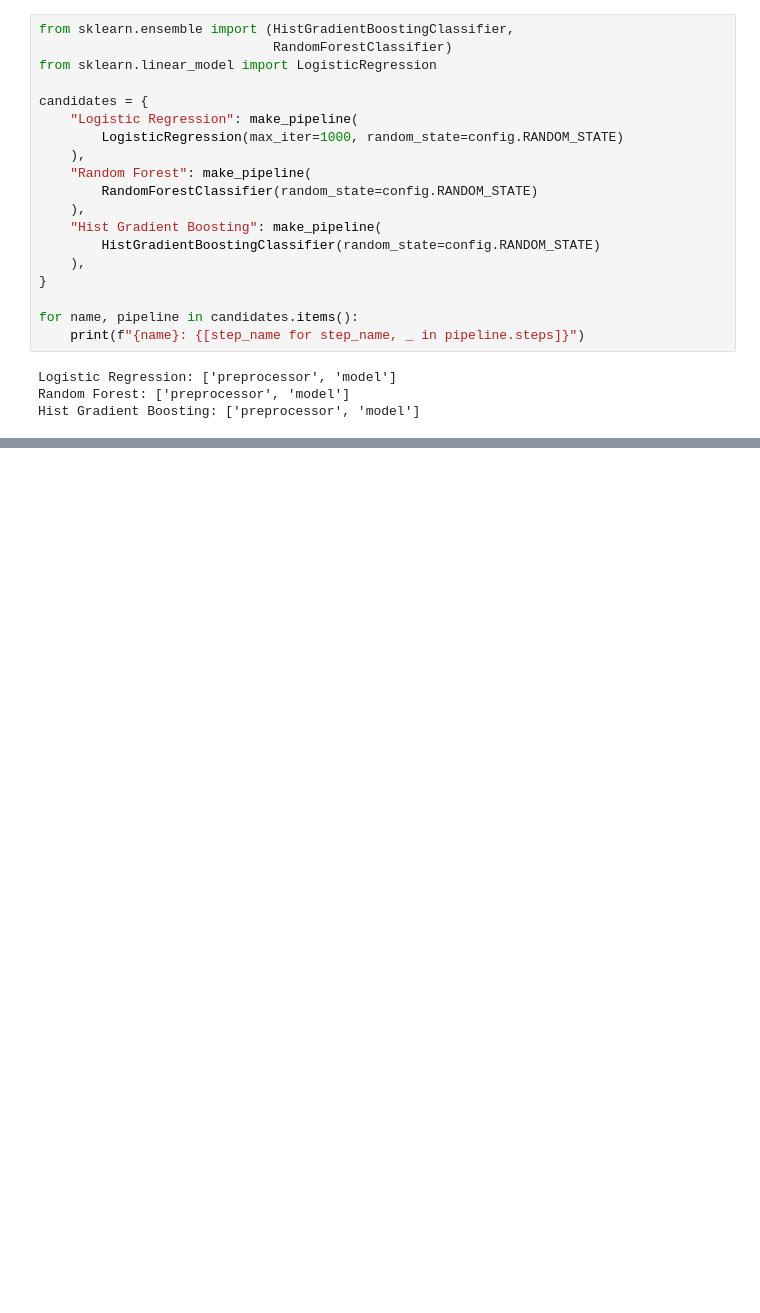
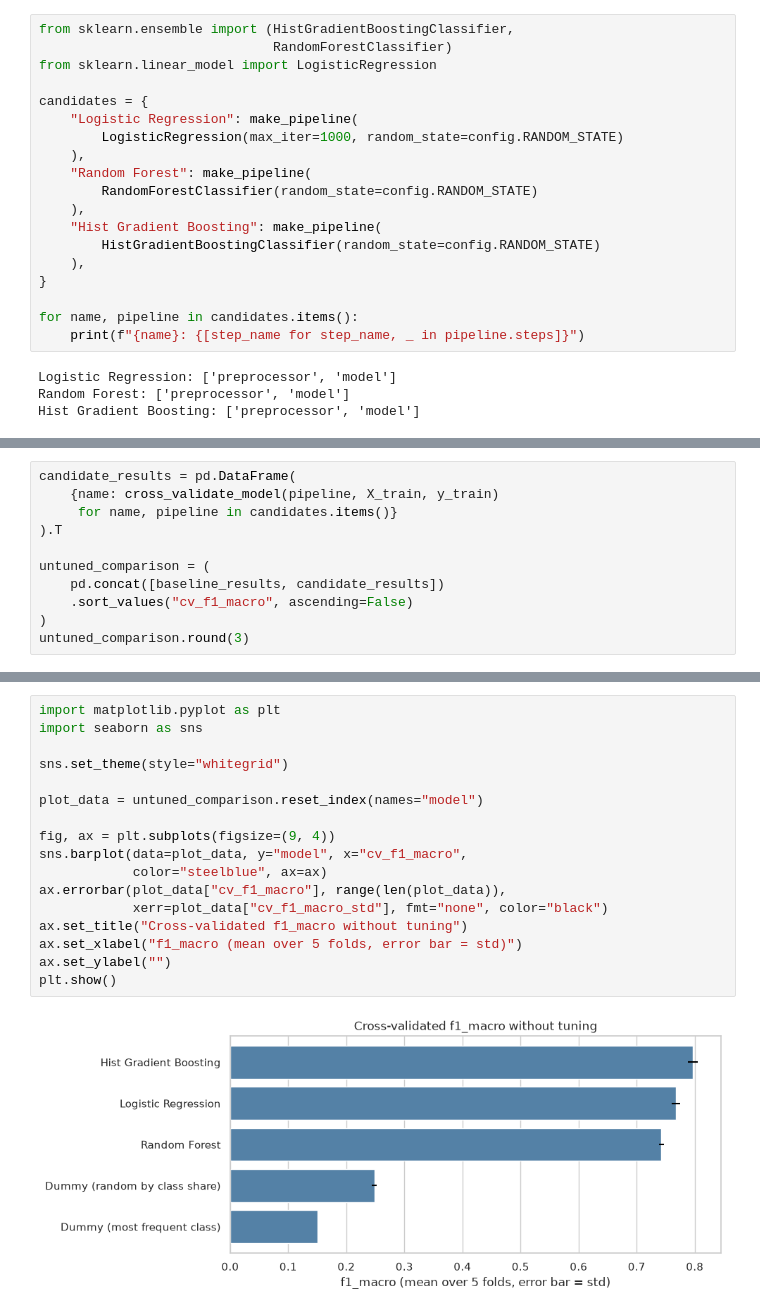
Before and after one commit to marc-matull/personality-predictor, a Jupyter notebook: notebooks/02_modeling.ipynb, the cells around one changed output, grey strips where cells are left out. Cells and saved outputs as stored; diff of their text form; blank space fills up the shorter version.

Commit message:
feat(modeling): compare untuned models with cross-validation

```diff
--- a/notebooks/02_modeling.ipynb
+++ b/notebooks/02_modeling.ipynb
@@ -259,0 +267,11 @@ Hist Gradient Boosting: ['preprocessor', 'model']
+# %%
+candidate_results = pd.DataFrame(
+    {name: cross_validate_model(pipeline, X_train, y_train)
+     for name, pipeline in candidates.items()}
+).T
+
+untuned_comparison = (
+    pd.concat([baseline_results, candidate_results])
+    .sort_values("cv_f1_macro", ascending=False)
+)
+untuned_comparison.round(3)
@@ -259,0 +285,19 @@ Hist Gradient Boosting: ['preprocessor', 'model']
+# %%
+import matplotlib.pyplot as plt
+import seaborn as sns
+
+sns.set_theme(style="whitegrid")
+
+plot_data = untuned_comparison.reset_index(names="model")
+
+fig, ax = plt.subplots(figsize=(9, 4))
+sns.barplot(data=plot_data, y="model", x="cv_f1_macro",
+            color="steelblue", ax=ax)
+ax.errorbar(plot_data["cv_f1_macro"], range(len(plot_data)),
+            xerr=plot_data["cv_f1_macro_std"], fmt="none", color="black")
+ax.set_title("Cross-validated f1_macro without tuning")
+ax.set_xlabel("f1_macro (mean over 5 folds, error bar = std)")
+ax.set_ylabel("")
+plt.show()
+# %% [output]
+[figure, added]
```
Also changed, not shown: parts of 4 cells of this notebook.
